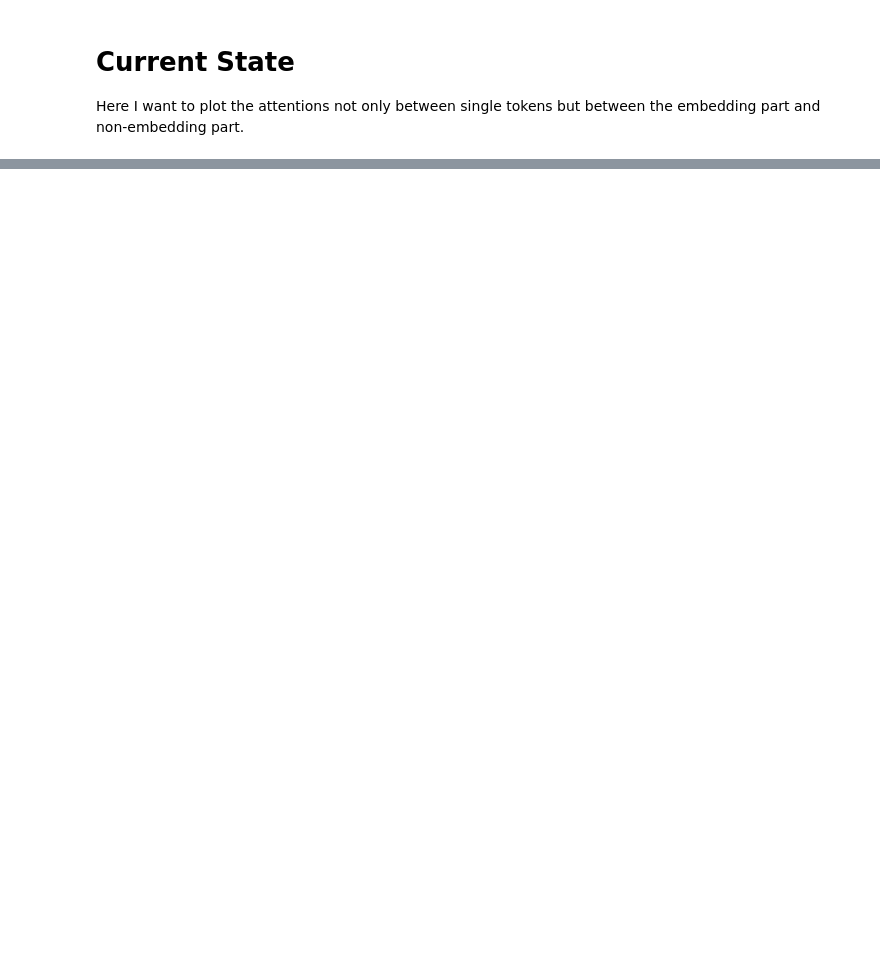
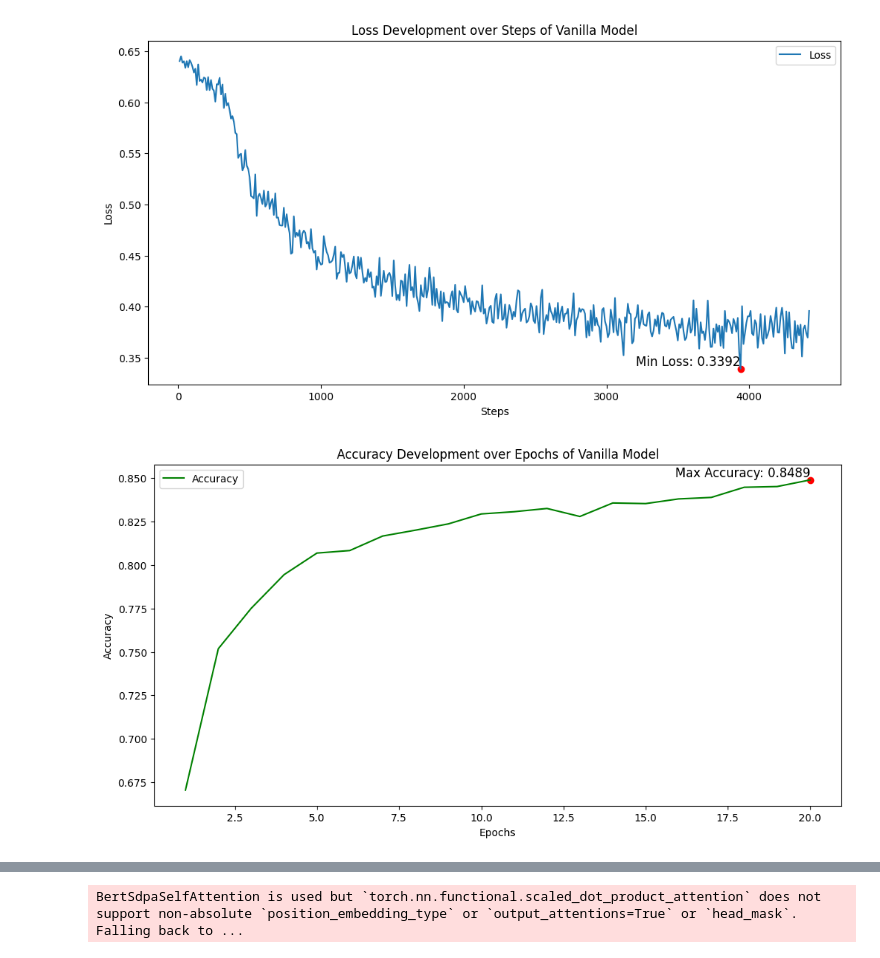
Before and after one commit to AhmadHAW/Hauptprojekt, a Jupyter notebook: playground.ipynb, the cells around one changed output, grey strips where cells are left out. Drawn from its saved outputs; the diff is of its cells as text; code cells hidden in the pictures; blank space fills up the shorter version.

Commit message:
adding semantic graph attention plots

```diff
--- a/playground.ipynb
+++ b/playground.ipynb
@@ -35,3 +36,0 @@ Device: 'cpu'
-# %% [markdown]
-# Current State
-Here I want to plot the attentions not only between single tokens but between the embedding part and non-embedding part.
@@ -168,0 +37,7 @@ def adding_embedding_attention_weights(self: AddingEmbeddingsBertClassifierBase,
+# %%
+vanilla_bert_only_classifier.plot_training_loss_and_accuracy()
+prompt_bert_only_classifier.plot_training_loss_and_accuracy()
+adding_embedding_bert_only_classifier.plot_training_loss_and_accuracy()
+# %% [output]
+[figure, added]
+[figure, added]
@@ -168,0 +52,6 @@ def adding_embedding_attention_weights(self: AddingEmbeddingsBertClassifierBase,
+# %%
+vanilla_attention_matrix, vanilla_attention_matrix_normalized = vanilla_bert_only_classifier.generate_semantic_attention_matrix(dataset_vanilla)
+prompt_attention_matrix, prompt_attention_matrix_normalized = prompt_bert_only_classifier.generate_semantic_attention_matrix(dataset_prompt)
+adding_embedding_attention_matrix, adding_embedding_attention_matrix_normalized = adding_embedding_bert_only_classifier.generate_semantic_attention_matrix(dataset_adding_embedding)
+# %% [output]
+BertSdpaSelfAttention is used but `torch.nn.functional.scaled_dot_product_attention` does not support non-absolute `position_embedding_type` or `output_attentions=True` or `head_mask`. Falling back to ...
```
Also changed, not shown: parts of 21 cells of this notebook, 3 other files.
